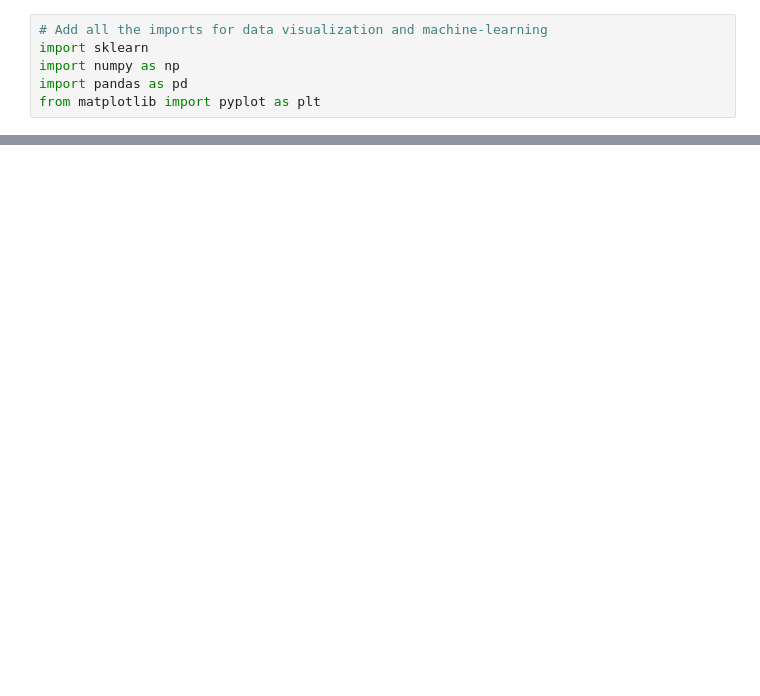
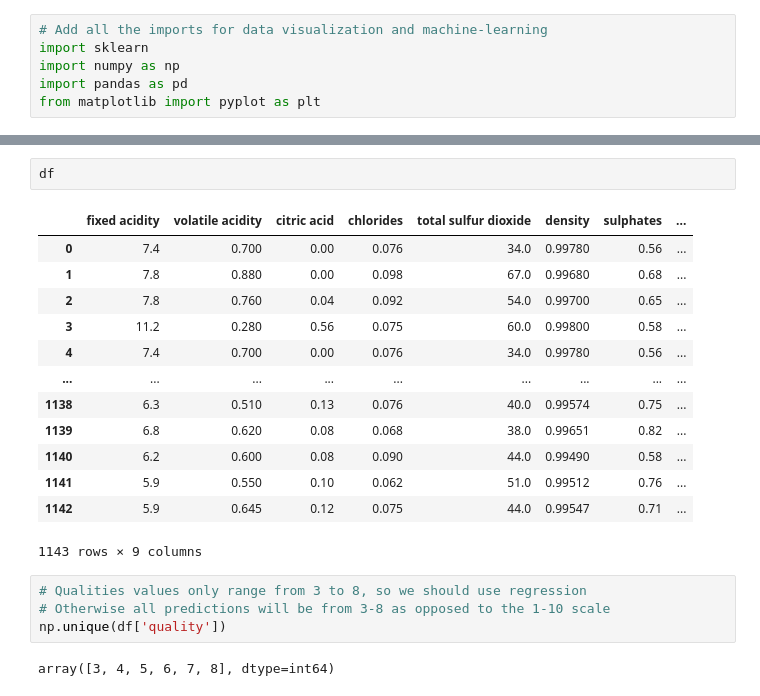
Before and after one commit to jimmy-Gamboli/WineQuality_ML, a Jupyter notebook: CSC 4505 Project - Wine Quality - Jimmy, Michael, Noah.ipynb, the cells around one changed output, grey strips where cells are left out. Drawn from its saved outputs; the diff is of its cells as text; blank space fills up the shorter version.

```diff
--- a/CSC 4505 Project - Wine Quality - Jimmy, Michael, Noah.ipynb
+++ b/CSC 4505 Project - Wine Quality - Jimmy, Michael, Noah.ipynb
@@ -53,0 +68,22 @@ print(df.iloc[0:5,:])
+# %%
+df
+# %% [output]
+|  | fixed acidity | volatile acidity | citric acid | chlorides | total sulfur dioxide | density | sulphates | ... |
+| 0 | 7.4 | 0.700 | 0.00 | 0.076 | 34.0 | 0.99780 | 0.56 | ... |
+| 1 | 7.8 | 0.880 | 0.00 | 0.098 | 67.0 | 0.99680 | 0.68 | ... |
+| 2 | 7.8 | 0.760 | 0.04 | 0.092 | 54.0 | 0.99700 | 0.65 | ... |
+| 3 | 11.2 | 0.280 | 0.56 | 0.075 | 60.0 | 0.99800 | 0.58 | ... |
+| 4 | 7.4 | 0.700 | 0.00 | 0.076 | 34.0 | 0.99780 | 0.56 | ... |
+| ... | ... | ... | ... | ... | ... | ... | ... | ... |
+| 1138 | 6.3 | 0.510 | 0.13 | 0.076 | 40.0 | 0.99574 | 0.75 | ... |
+| 1139 | 6.8 | 0.620 | 0.08 | 0.068 | 38.0 | 0.99651 | 0.82 | ... |
+| 1140 | 6.2 | 0.600 | 0.08 | 0.090 | 44.0 | 0.99490 | 0.58 | ... |
+| 1141 | 5.9 | 0.550 | 0.10 | 0.062 | 51.0 | 0.99512 | 0.76 | ... |
+| 1142 | 5.9 | 0.645 | 0.12 | 0.075 | 44.0 | 0.99547 | 0.71 | ... |
+1143 rows × 9 columns
+# %%
+# Qualities values only range from 3 to 8, so we should use regression
+# Otherwise all predictions will be from 3-8 as opposed to the 1-10 scale
+np.unique(df['quality'])
+# %% [output]
+array([3, 4, 5, 6, 7, 8], dtype=int64)
```
Also changed, not shown: parts of 4 cells of this notebook.
